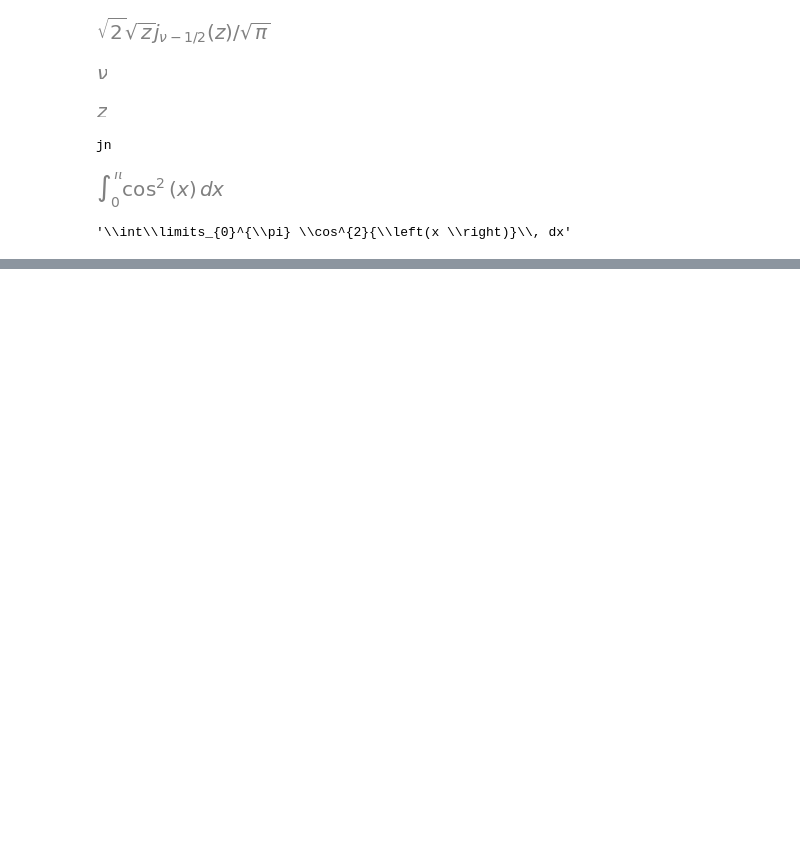
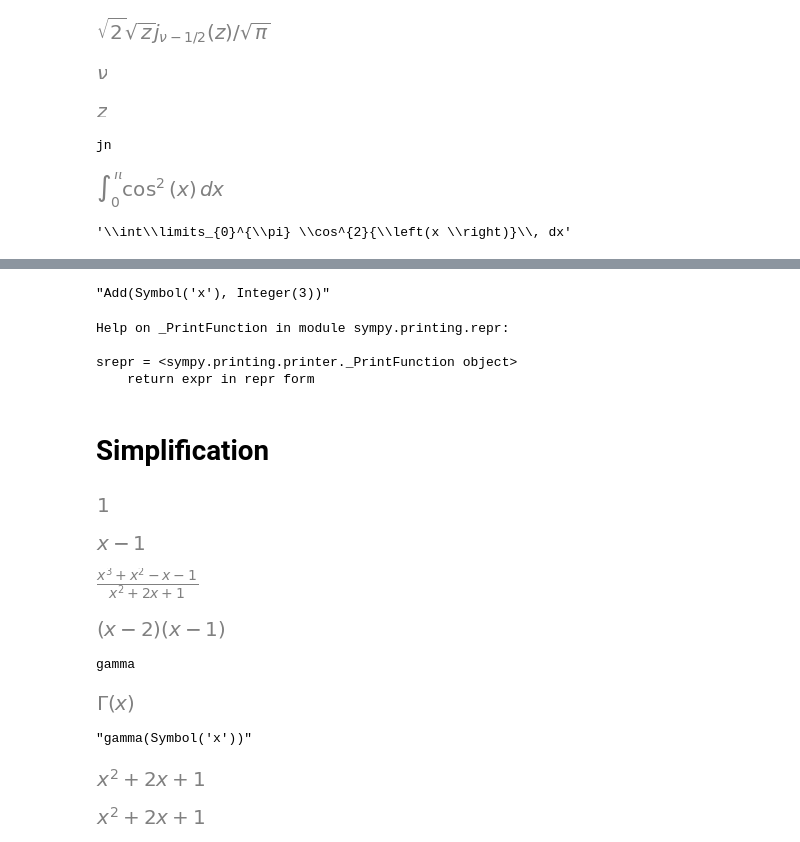
Before and after one commit to OccupyMars2025/Thomas-Calculus-Early-Transcendentals-Thirteenth-Edition, a Jupyter notebook: python_code/introduction_to_sympy.ipynb, the cells around one changed output, grey strips where cells are left out. Saved outputs shown, nothing was run; the diff lists cells and outputs as text; code cells hidden in the pictures; blank space fills up the shorter version.

```diff
--- a/python_code/introduction_to_sympy.ipynb
+++ b/python_code/introduction_to_sympy.ipynb
@@ -122,0 +699,53 @@ latex(Integral(cos(x)**2, (x, 0, pi)))
+# %%
+srepr(x+3)
+# %% [output]
+"Add(Symbol('x'), Integer(3))"
+# %%
+help(srepr)
+# %% [output]
+Help on _PrintFunction in module sympy.printing.repr:
+
+srepr = <sympy.printing.printer._PrintFunction object>
+    return expr in repr form
+# %% [markdown]
+# Simplification
+# %%
+from sympy import *
+x, y, z = symbols('x y z')
+init_printing(use_unicode=True)
+# %%
+simplify(sin(x)**2 + cos(x)**2)
+# %% [output]
+[figure, added]
+# %%
+simplify((x**3 + x**2 - x - 1)/(x**2 + 2*x + 1))
+# %% [output]
+[figure, added]
+# %%
+(x**3 + x**2 - x - 1)/(x**2 + 2*x + 1)
+# %% [output]
+[figure, added]
+# %%
+simplify(gamma(x)/gamma(x - 2))
+# %% [output]
+[figure, added]
+# %%
+gamma
+# %% [output]
+gamma
+# %%
+gamma(x)
+# %% [output]
+[figure, added]
+# %%
+srepr(gamma(x))
+# %% [output]
+"gamma(Symbol('x'))"
+# %%
+simplify(x**2 + 2*x + 1)
+# %% [output]
+[figure, added]
+# %%
+expand((x + 1)**2)
+# %% [output]
+[figure, added]
```
Also changed, not shown: parts of 406 cells of this notebook.
